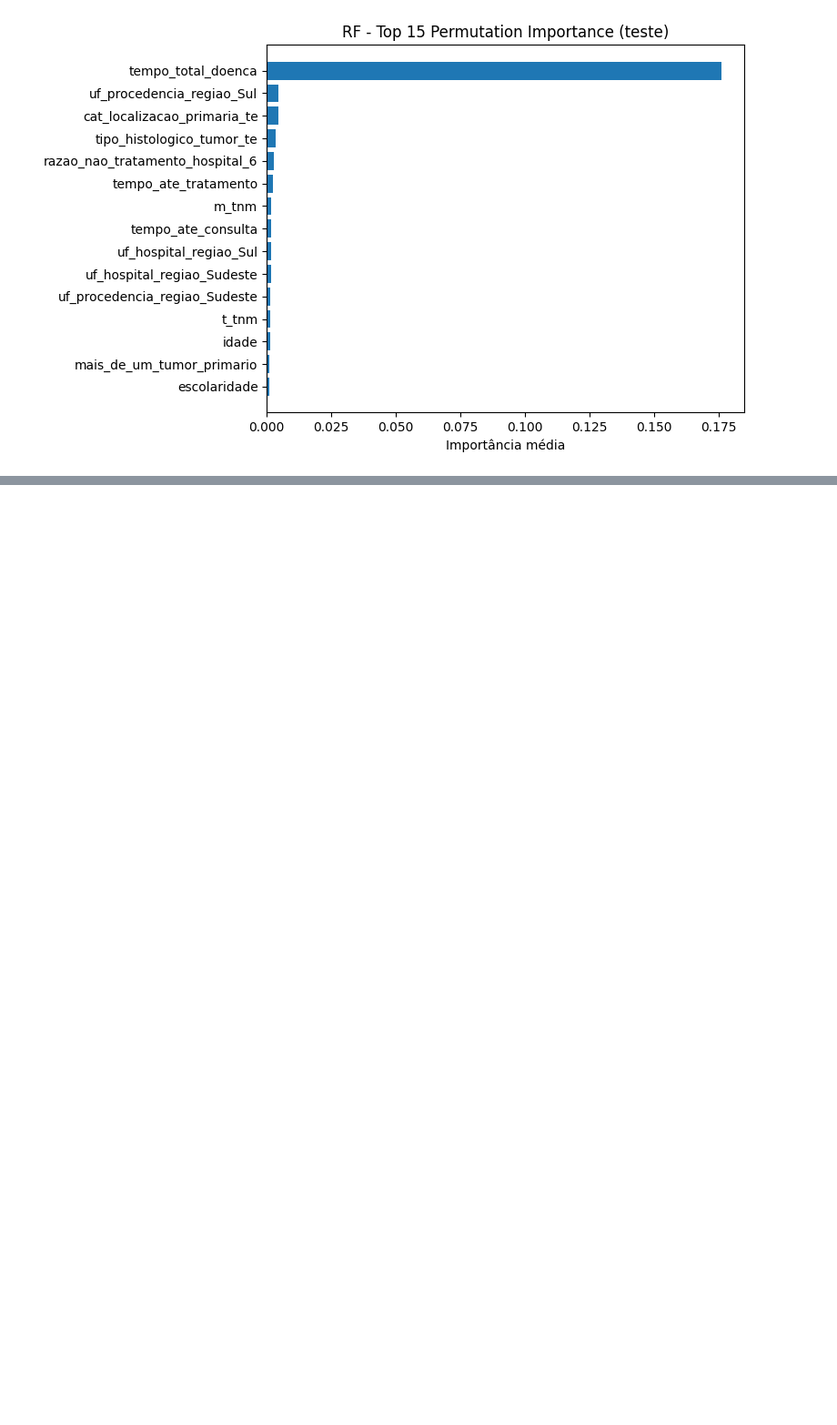
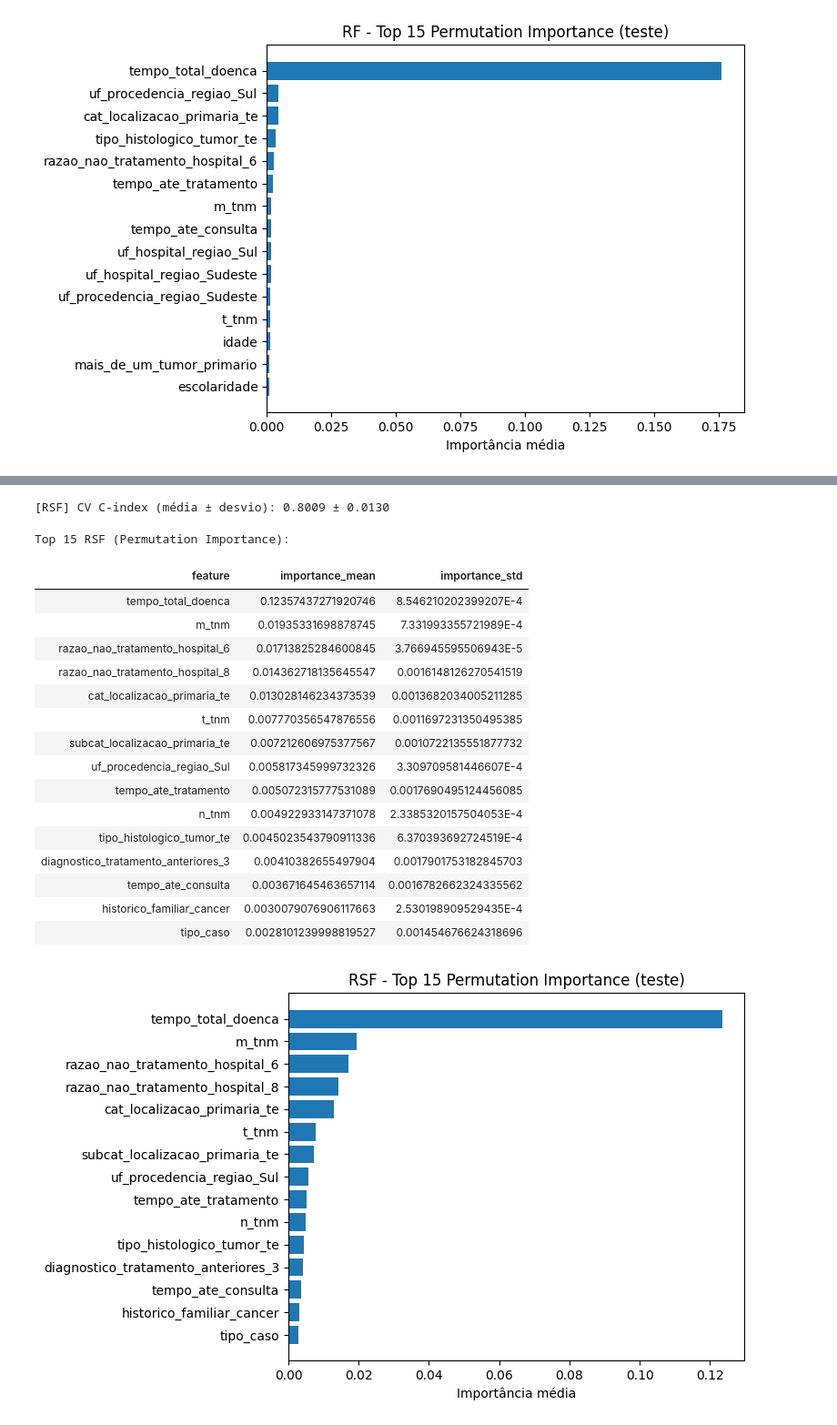
Before and after one commit to Data-Squad-ML/cancer_survival_prediction, a Jupyter notebook: src/cancer_brasil.ipynb, the cells around one changed output, grey strips where cells are left out. Shown at 91% size. Cells and saved outputs as stored; diff of their text form; code cells hidden in the pictures; blank space fills up the shorter version.

Commit message:
test rsf with 1 estimator

```diff
--- a/src/cancer_brasil.ipynb
+++ b/src/cancer_brasil.ipynb
@@ -1999,0 +1938,67 @@ To connect another client to this kernel, use:
+# %%
+# 5) CV
+rsf_cv = KFold(n_splits=2, shuffle=True, random_state=42)
+rsf_cv_scores = cross_val_score(
+    RandomSurvivalForest(
+        n_estimators=1, #NOTE: tive que baixar bem aqui pq nao tava aguentando rodar
+        n_jobs=-1,
+        random_state=42,
+    ),
+    X_train_rsf,
+    y_train_surv,
+    scoring=rsf_cindex_scorer,
+    cv=rsf_cv,
+    n_jobs=-1,
+)
+print(f"[RSF] CV C-index (média ± desvio): {rsf_cv_scores.mean():.4f} ± {rsf_cv_scores.std():.4f}")
+# %% [output]
+[RSF] CV C-index (média ± desvio): 0.8009 ± 0.0130
+# %%
+# 6) Permutation importance
+rsf_perm = permutation_importance(
+    rsf_local,
+    X_test_rsf,
+    y_test_surv,
+    scoring=rsf_cindex_scorer,
+    n_repeats=2,
+    random_state=42,
+    n_jobs=-1,
+)
+rsf_imp_df = (
+    pd.DataFrame({
+        "feature": X_test_rsf.columns,
+        "importance_mean": rsf_perm.importances_mean,
+        "importance_std": rsf_perm.importances_std,
+    })
+    .sort_values("importance_mean", ascending=False)
+)
+
+print("\nTop 15 RSF (Permutation Importance):")
+display(rsf_imp_df.head(15))
+
+plt.figure(figsize=(8, 5))
+rsf_top = rsf_imp_df.head(15).iloc[::-1]
+plt.barh(rsf_top["feature"], rsf_top["importance_mean"])
+plt.title("RSF - Top 15 Permutation Importance (teste)")
+plt.xlabel("Importância média")
+plt.tight_layout()
+plt.show()
+# %% [output]
+Top 15 RSF (Permutation Importance):
+| feature | importance_mean | importance_std |
+| tempo_total_doenca | 0.12357437271920746 | 8.546210202399207E-4 |
+| m_tnm | 0.01935331698878745 | 7.331993355721989E-4 |
+| razao_nao_tratamento_hospital_6 | 0.01713825284600845 | 3.766945595506943E-5 |
+| razao_nao_tratamento_hospital_8 | 0.014362718135645547 | 0.0016148126270541519 |
+| cat_localizacao_primaria_te | 0.013028146234373539 | 0.0013682034005211285 |
+| t_tnm | 0.007770356547876556 | 0.0011697231350495385 |
+| subcat_localizacao_primaria_te | 0.007212606975377567 | 0.0010722135551877732 |
+| uf_procedencia_regiao_Sul | 0.005817345999732326 | 3.309709581446607E-4 |
+| tempo_ate_tratamento | 0.005072315777531089 | 0.0017690495124456085 |
+| n_tnm | 0.004922933147371078 | 2.3385320157504053E-4 |
+| tipo_histologico_tumor_te | 0.0045023543790911336 | 6.370393692724519E-4 |
+| diagnostico_tratamento_anteriores_3 | 0.00410382655497904 | 0.0017901753182845703 |
+| tempo_ate_consulta | 0.003671645463657114 | 0.0016782662324335562 |
+| historico_familiar_cancer | 0.0030079076906117663 | 2.530198909529435E-4 |
+| tipo_caso | 0.0028101239998819527 | 0.001454676624318696 |
+[figure, added]
```
Also changed, not shown: parts of 4 cells of this notebook.
